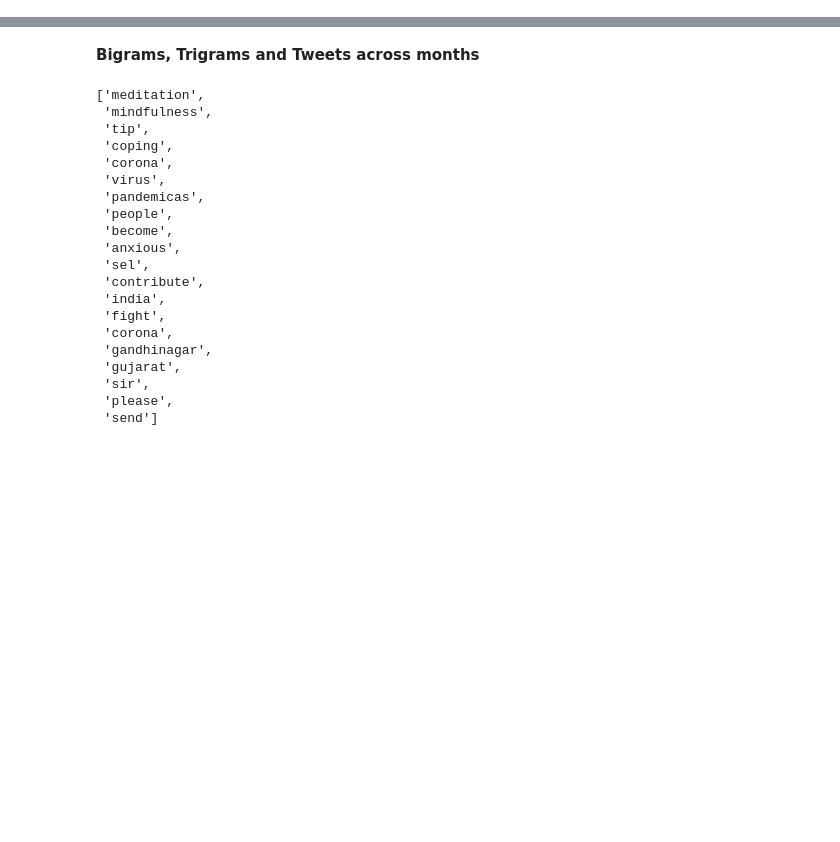
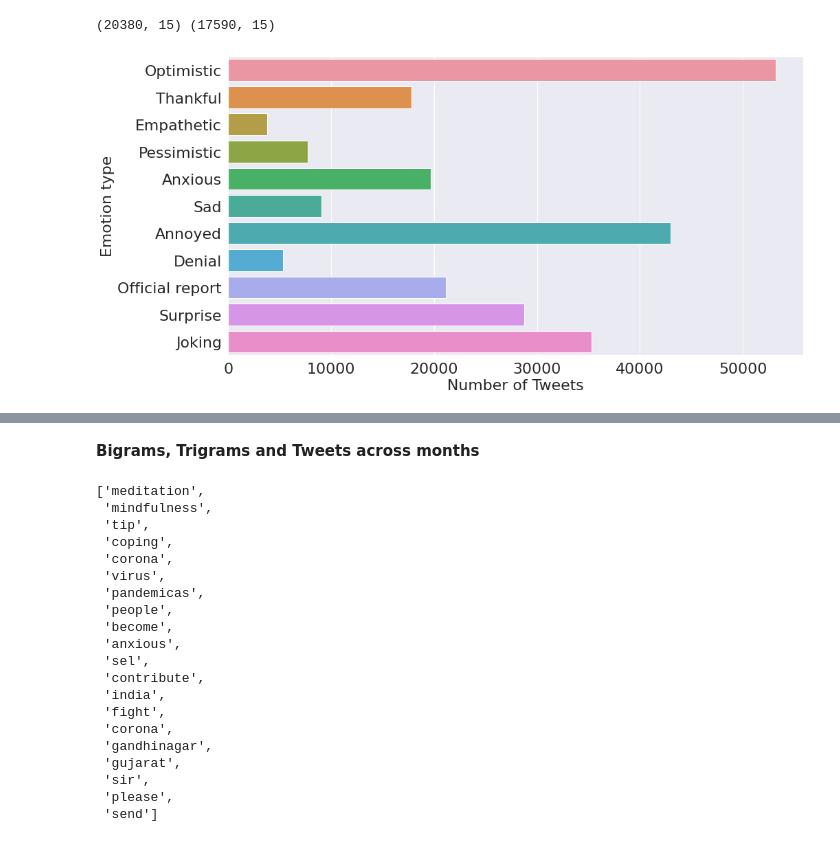
Before and after one commit to sydney-machine-learning/COVID19_sentinentanalysis, a Jupyter notebook: Visualizations on IEEE dataset.ipynb, the cells around one changed output, grey strips where cells are left out. Drawn from its saved outputs; the diff is of its cells as text; code cells hidden in the pictures; blank space fills up the shorter version.

Commit message:
added bert plots

```diff
--- a/Visualizations on IEEE dataset.ipynb
+++ b/Visualizations on IEEE dataset.ipynb
@@ -15,0 +16,4 @@ nltk.download('all')
+# %%
+data_path = "/content/drive/MyDrive/Covid 19 India/bert_final.csv"
+data = pd.read_csv(data_path)
+data
@@ -15,0 +34,6 @@ nltk.download('all')
+# %%
+data = data.drop_duplicates()
+data = data.reset_index(drop = True)
+# %%
+data['n_emotions'] = data['Optimistic'] + data['Thankful'] + data['Empathetic'] + data['Pessimistic'] + data['Anxious'] + data['Sad'] + data['Annoyed'] + data['Denial'] + \
+                     data['Official report'] + data['Surprise'] + data['Joking']
@@ -15,0 +50,27 @@ nltk.download('all')
+# %%
+maha = data[(data['place'] == "mumbai, india") | (data['place'] == 'mumbai') | (data['place'] == 'navi mumbai') | (data['place'] == 'navi mumbai, india') |
+            (data['place'] == 'pune') | (data['place'] == 'pune, india') | (data['place'] == 'nagpur') | (data['place'] == 'nagpur, india')]
+delhi = data[(data['place'] == "delhi, india") | (data['place'] == "new delhi, india") | (data['place'] == "delhi") | (data['place'] == 'new delhi')]
+
+print(maha.shape, delhi.shape)
+# %% [output]
+(20380, 15) (17590, 15)
+# %%
+categories = list(data.columns[1:12].values)
+sns.set(font_scale = 2)
+
+plt.figure(figsize = (15, 8))
+ax= sns.barplot(data.iloc[:, 1:12].sum().values, categories, orient = 'h')
+#plt.title("Distribution of Emotions", fontsize = 24)
+plt.xlabel('Number of Tweets', fontsize = 22)
+plt.ylabel('Emotion type', fontsize = 22)
+
+#adding the text labels
+rects = ax.patches
+labels = data.iloc[:, 4:].sum().values
+for rect, label in zip(rects, labels):
+    height = rect.get_height()
+    #ax.text(rect.get_x() + rect.get_width()/2, height + 5, label, ha = 'center', va = 'bottom', fontsize = 18)
+plt.show()
+# %% [output]
+[figure, added]
```
Also changed, not shown: parts of 22 cells of this notebook.
